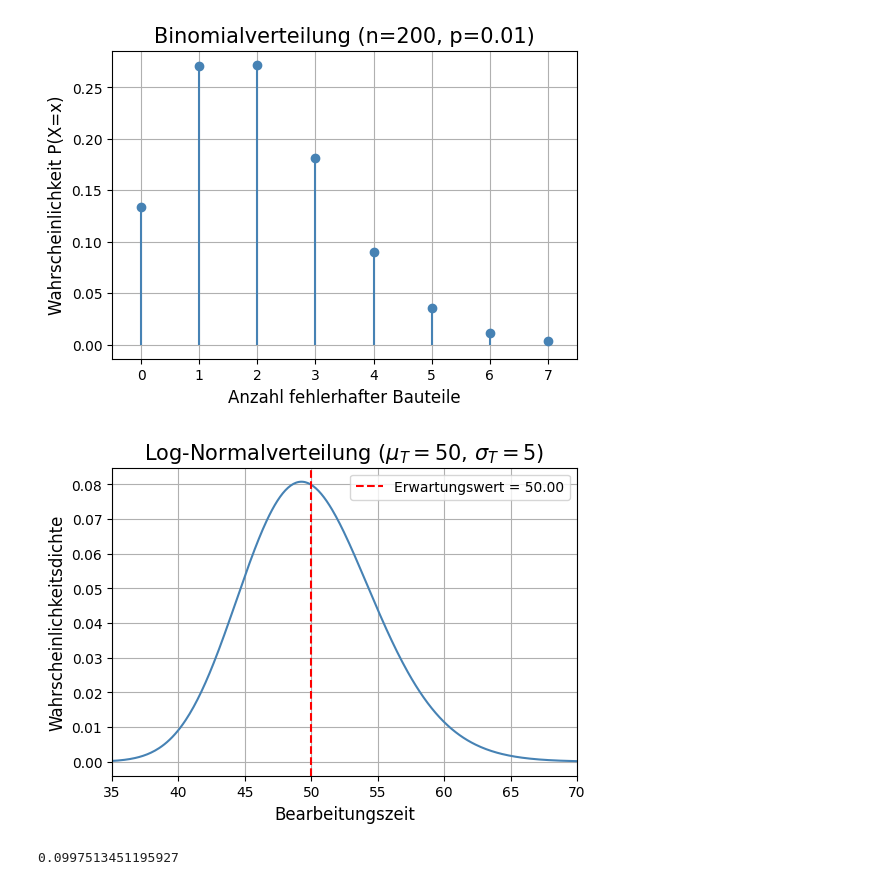
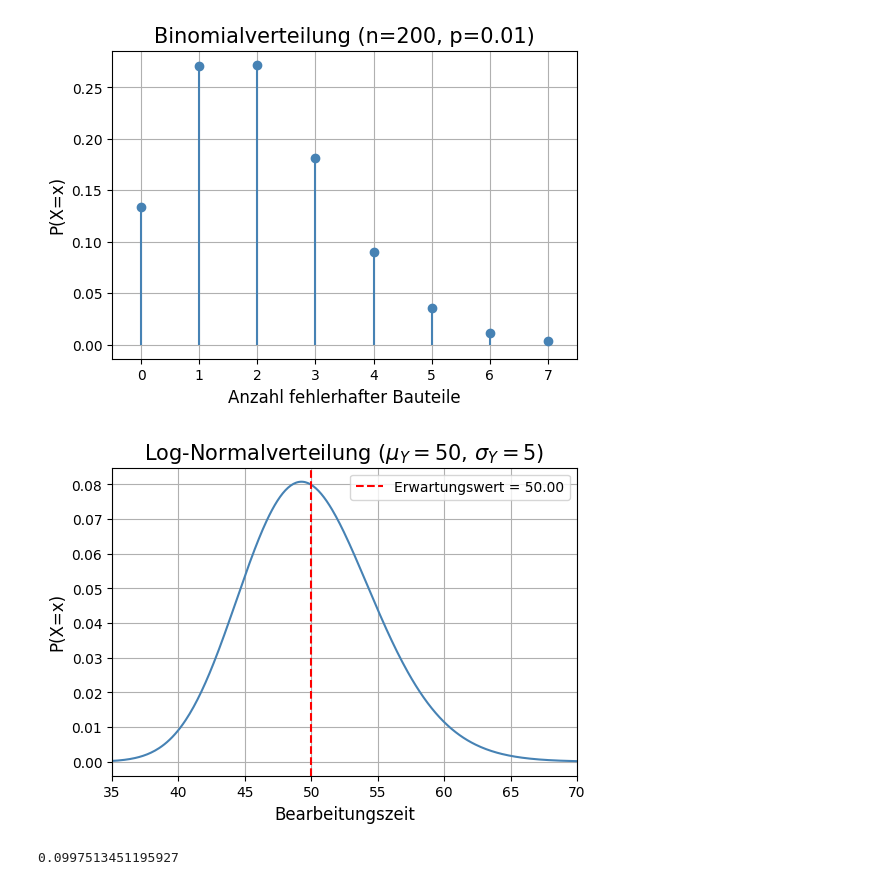
Before and after one commit to LGehlauf/SPP24, a Jupyter notebook: Plots.ipynb, the cells around one changed output. Saved outputs shown, nothing was run; the diff lists cells and outputs as text; code cells hidden in the pictures.

```diff
--- a/Plots.ipynb
+++ b/Plots.ipynb
@@ -1,32 +1,32 @@
 # %%
 import numpy as np
 import matplotlib.pyplot as plt
 from scipy.stats import binom
 
 # Binomialverteilung Parameter
 n = 200
 p = 0.01
 
 # Werte für X (Anzahl fehlerhafter Bauteile)
 x = np.arange(0, n+1)
 
 # Wahrscheinlichkeiten berechnen
 probabilities = binom.pmf(x, n, p)
 plt.figure(figsize=(6, 4))
 # Plot erstellen (ohne use_line_collection)
 plt.stem(x, probabilities, basefmt=" ", linefmt='steelblue', markerfmt='steelblue', label=f'n={n}, p={p}')
 plt.title(f'Binomialverteilung (n={n}, p={p})', fontsize=15)
 plt.xlabel('Anzahl fehlerhafter Bauteile', fontsize=12)
 plt.xlim(-0.5,7.5)
-plt.ylabel('Wahrscheinlichkeit P(X=x)', fontsize = 12)
+plt.ylabel('P(X=x)', fontsize = 12)
 plt.grid(True)
 
 # Plot speichern
-plt.savefig('binomplot.png', format='png')
+plt.savefig('binomplot.png', format='png', bbox_inches='tight')
 plt.show()  # Zeigt den Plot an
 plt.close()
 # %% [output]
-[figure, old version]
+[figure, new version]
 # %%
 import numpy as np
 import matplotlib.pyplot as plt
@@ -52,9 +52,9 @@ y = lognorm.pdf(x, sigma, scale=np.exp(mu))  # Berechnung der Wahrscheinlichkeit
 plt.figure(figsize=(6, 4))
 plt.plot(x, y, color='steelblue')
 #plt.title(f'Log-Normalverteilung (Mittelwert={mean_lognorm:.2f})', fontsize=15)
-plt.title(r'Log-Normalverteilung ($\mu_T=$' + f'{mu_T}, $\sigma_T=$' + f'{sigma_T})', fontsize=15)
+plt.title(r'Log-Normalverteilung ($\mu_Y=$' + f'{mu_T}, $\sigma_Y=$' + f'{sigma_T})', fontsize=15)
 plt.xlabel('Bearbeitungszeit', fontsize=12)
-plt.ylabel('Wahrscheinlichkeitsdichte', fontsize=12)
+plt.ylabel('P(X=x)', fontsize=12)
 plt.xlim(35, 70)
 plt.grid(True)
 
@@ -65,11 +65,11 @@ plt.axvline(mean_lognorm, color='red', linestyle='--', label=f'Erwartungswert =
 plt.legend()
 
 # Plot speichern
-plt.savefig('lognormplot.png', format='png')
+plt.savefig('lognormplot.png', format='png', bbox_inches='tight')
 plt.show()  # Zeigt den Plot an
 plt.close()
 # %% [output]
-[figure, old version]
+[figure, new version]
 # %%
 sigma
 # %% [output]
```
Also changed, not shown: parts of 3 cells of this notebook, 2 other files.
